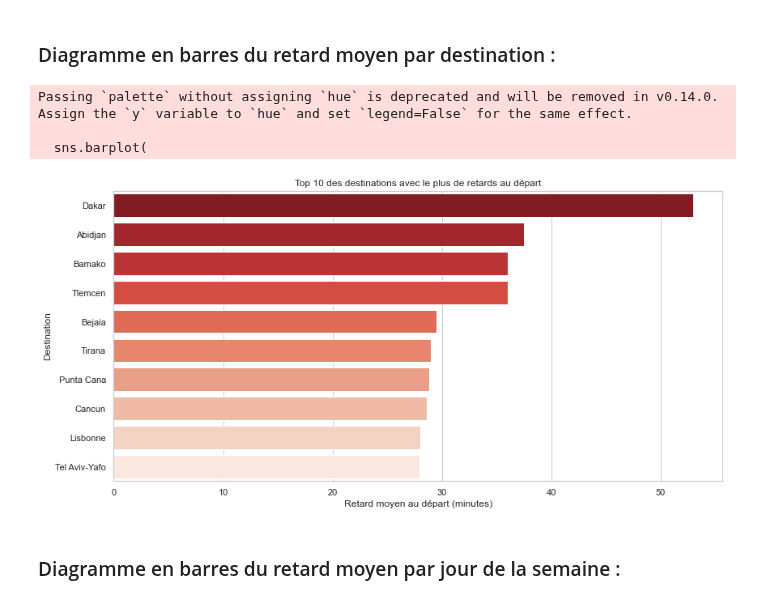
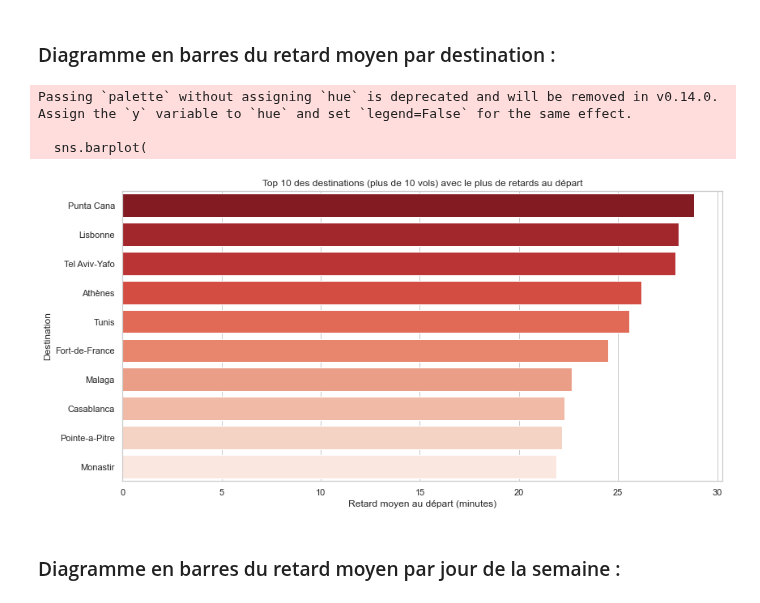
Before and after one commit to celina-git1/Projet-TransportAerien, a Jupyter notebook: visualisations_projet_transport_aerien.ipynb, the cells around one changed output. Saved outputs shown, nothing was run; the diff lists cells and outputs as text; code cells hidden in the pictures.

```diff
--- a/visualisations_projet_transport_aerien.ipynb
+++ b/visualisations_projet_transport_aerien.ipynb
@@ -83,34 +83,41 @@ Passing `palette` without assigning `hue` is deprecated and will be removed in v
 # %%
 import pandas as pd
 import matplotlib.pyplot as plt
 import seaborn as sns
 
-# Regrouper par destination et calculer le retard moyen
+# Calcul du nombre de vols par destination
+nombre_vols = df.groupby("destination_liste").size()
+
+# Filtrer les destinations avec plus de 10 vols
+destinations_eligibles = nombre_vols[nombre_vols > 10].index
+
+# Calcul du retard moyen uniquement sur ces destinations
 retards_par_destination = (
-    df.groupby("destination_liste")["retard_depart_min"]
+    df[df["destination_liste"].isin(destinations_eligibles)]
+    .groupby("destination_liste")["retard_depart_min"]
     .mean()
     .sort_values(ascending=False)
     .head(10)
 )
 
-# Créer le graphique
+# Tracer le graphique
 plt.figure(figsize=(12, 6))
 sns.barplot(
     x=retards_par_destination.values,
     y=retards_par_destination.index,
     palette="Reds_r"
 )
 
 plt.xlabel("Retard moyen au départ (minutes)")
 plt.ylabel("Destination")
-plt.title("Top 10 des destinations avec le plus de retards au départ")
+plt.title("Top 10 des destinations (plus de 10 vols) avec le plus de retards au départ")
 plt.tight_layout()
 plt.show()
 # %% [output]
 Passing `palette` without assigning `hue` is deprecated and will be removed in v0.14.0. Assign the `y` variable to `hue` and set `legend=False` for the same effect.
 
   sns.barplot(
-[figure, old version]
+[figure, new version]
 # %% [markdown]
 ### Diagramme en barres du retard moyen par jour de la semaine :
 # %%
```
Also changed, not shown: parts of 1 cell of this notebook.
